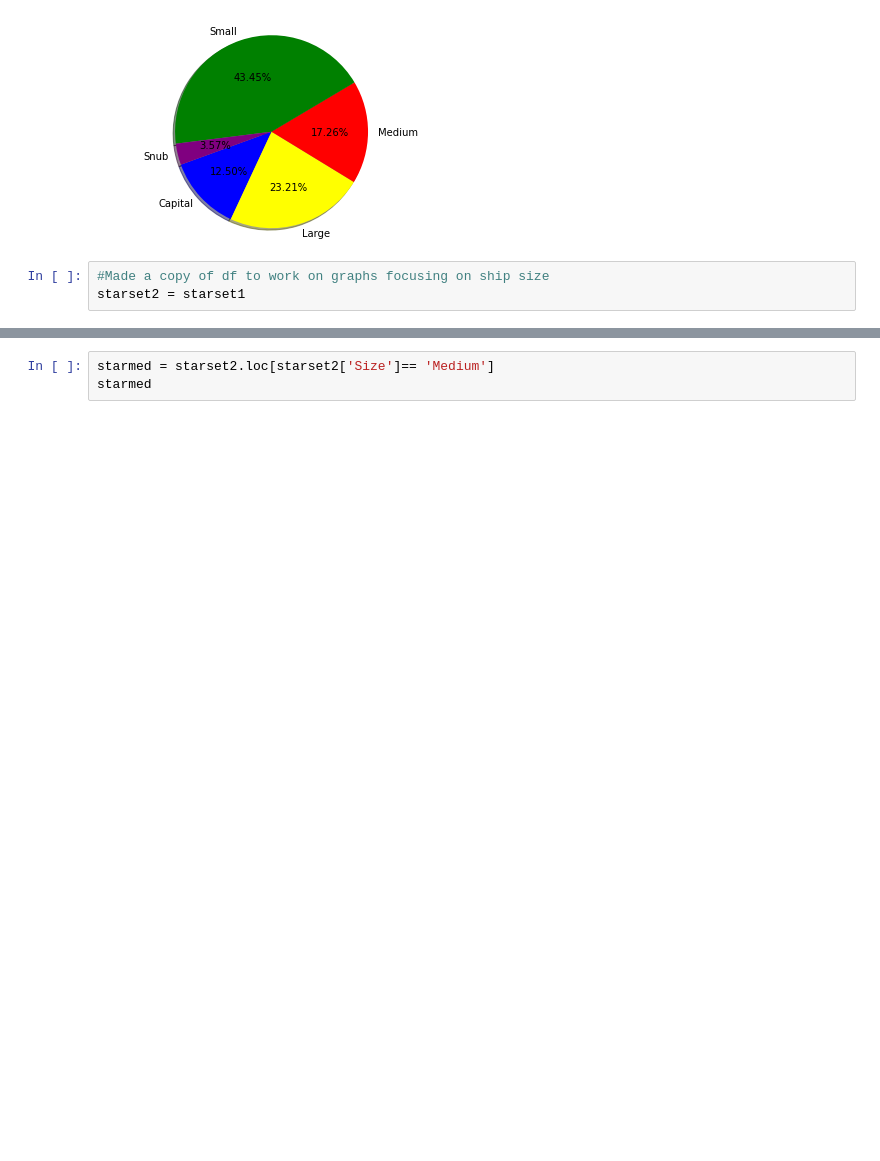
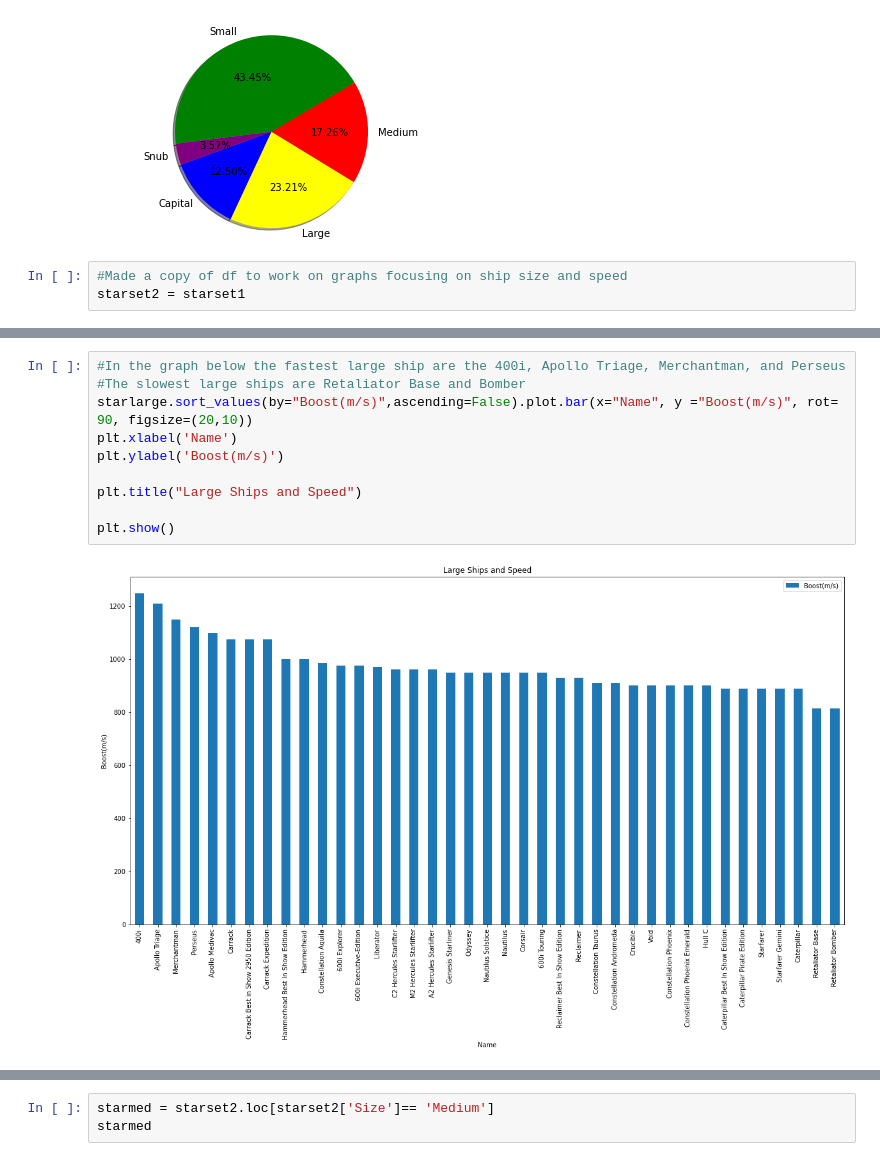
Before and after one commit to DINHC/starcitizen, a Jupyter notebook: stargraph.ipynb, the cells around one changed output, grey strips where cells are left out. Cells and saved outputs as stored; diff of their text form; blank space fills up the shorter version.

```diff
--- a/stargraph.ipynb
+++ b/stargraph.ipynb
@@ -179,7 +179,7 @@ plt.axis("equal")
  1.1228761290089877)
 [figure]
 # %%
-#Made a copy of df to work on graphs focusing on ship size
+#Made a copy of df to work on graphs focusing on ship size and speed
 starset2 = starset1
 # %%
 starlarge = starset2.loc[starset1['Size']== 'Large']
@@ -202,4 +202,16 @@ starlarge
 | 155 | Starfarer | Large | Heavy Refuelling | 85.0 | 890.0 | 291 | 4.0 | 8.0 | 101 | 46.5 | ... |
 | 156 | Starfarer Gemini | Large | Heavy Refuelling | 85.0 | 890.0 | 291 | 4.0 | 6.0 | 101 | 46.5 | ... |
 | 167 | Void | Large | Heavy Bomber | 85.0 | 900.0 | 0 | 1.0 | 5.0 | 124 | 90.0 | ... |
+# %%
+#In the graph below the fastest large ship are the 400i, Apollo Triage, Merchantman, and Perseus
+#The slowest large ships are Retaliator Base and Bomber
+starlarge.sort_values(by="Boost(m/s)",ascending=False).plot.bar(x="Name", y ="Boost(m/s)", rot= 90, figsize=(20,10))
+plt.xlabel('Name')
+plt.ylabel('Boost(m/s)')
+
+plt.title("Large Ships and Speed")
+
+plt.show()
+# %% [output]
+[figure, added]
 # %%
```
Also changed, not shown: parts of 2 cells of this notebook.
